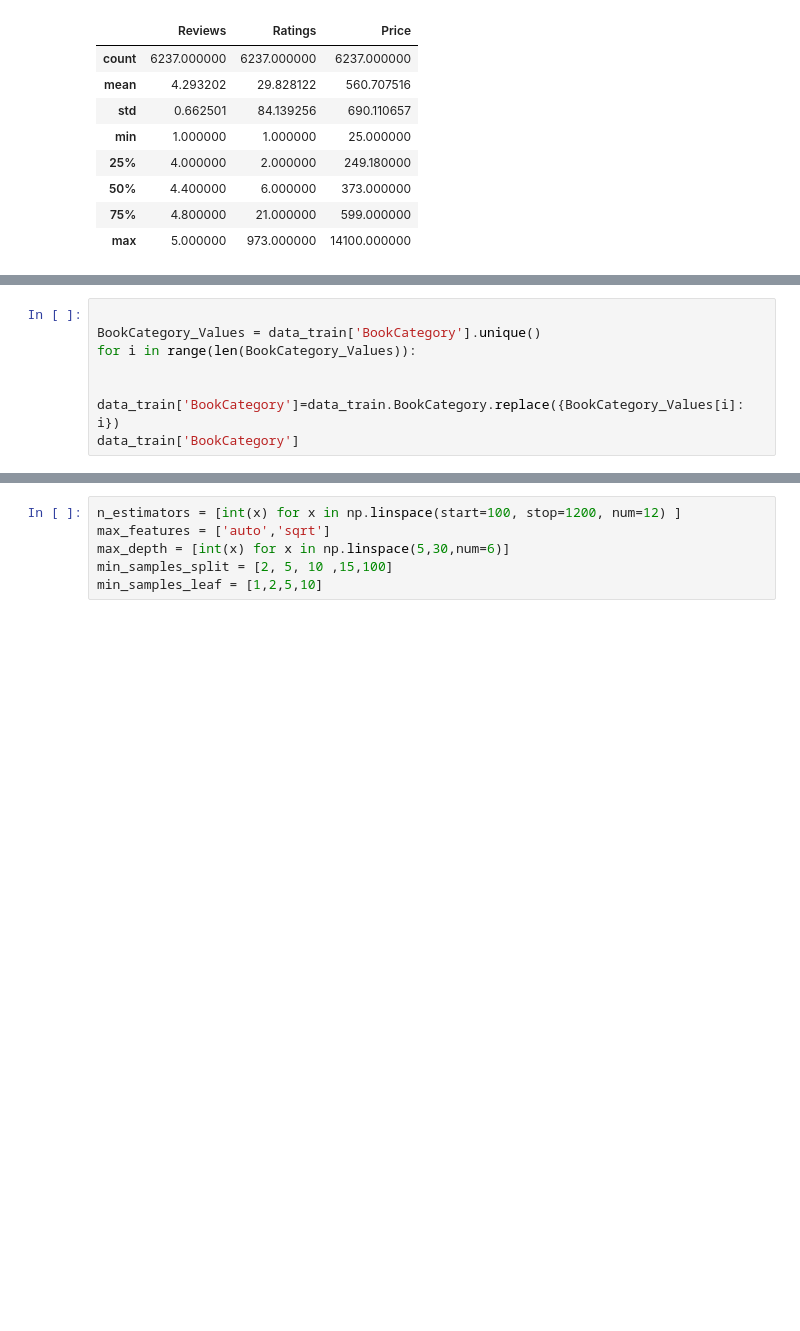
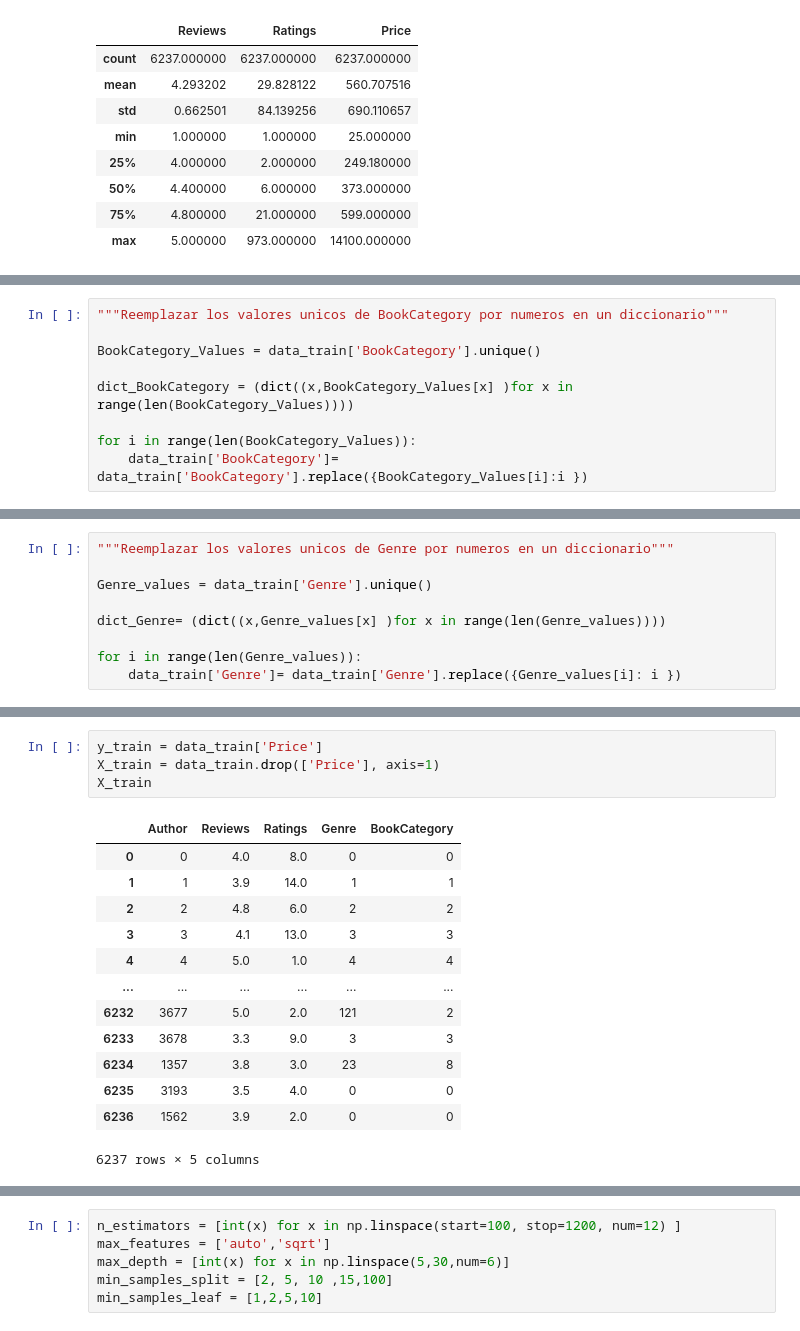
Before and after one commit to codelock54/Book_Price, a Jupyter notebook: BookPrice Model .ipynb, the cells around one changed output, grey strips where cells are left out. Drawn from its saved outputs; the diff is of its cells as text; blank space fills up the shorter version.

```diff
--- a/BookPrice Model .ipynb
+++ b/BookPrice Model .ipynb
@@ -67,7 +73,9 @@ len(data_train['BookCategory'].unique()), len(data_train['Genre'].unique()), len
 # %%
+"""Reemplazar los valores unicos de BookCategory por numeros en un diccionario"""
 
 BookCategory_Values = data_train['BookCategory'].unique()
+
+dict_BookCategory = (dict((x,BookCategory_Values[x] )for x in range(len(BookCategory_Values))))
+
 for i in range(len(BookCategory_Values)):
-
-    data_train['BookCategory']=data_train.BookCategory.replace({BookCategory_Values[i]: i})
-data_train['BookCategory']
+    data_train['BookCategory']= data_train['BookCategory'].replace({BookCategory_Values[i]:i })
@@ -105,0 +82,9 @@ plt.show()
+# %%
+"""Reemplazar los valores unicos de Genre por numeros en un diccionario"""
+
+Genre_values = data_train['Genre'].unique()
+
+dict_Genre= (dict((x,Genre_values[x] )for x in range(len(Genre_values))))
+
+for i in range(len(Genre_values)):
+    data_train['Genre']= data_train['Genre'].replace({Genre_values[i]: i })
@@ -106,2 +115,20 @@ plt.show()
+# %%
+y_train = data_train['Price']
+X_train = data_train.drop(['Price'], axis=1)
+X_train
+# %% [output]
+|  | Author | Reviews | Ratings | Genre | BookCategory |
+| 0 | 0 | 4.0 | 8.0 | 0 | 0 |
+| 1 | 1 | 3.9 | 14.0 | 1 | 1 |
+| 2 | 2 | 4.8 | 6.0 | 2 | 2 |
+| 3 | 3 | 4.1 | 13.0 | 3 | 3 |
+| 4 | 4 | 5.0 | 1.0 | 4 | 4 |
+| ... | ... | ... | ... | ... | ... |
+| 6232 | 3677 | 5.0 | 2.0 | 121 | 2 |
+| 6233 | 3678 | 3.3 | 9.0 | 3 | 3 |
+| 6234 | 1357 | 3.8 | 3.0 | 23 | 8 |
+| 6235 | 3193 | 3.5 | 4.0 | 0 | 0 |
+| 6236 | 1562 | 3.9 | 2.0 | 0 | 0 |
+6237 rows × 5 columns
 # %%
 from sklearn.ensemble import ExtraTreesRegressor
```
Also changed, not shown: parts of 23 cells of this notebook, 1 other file.
